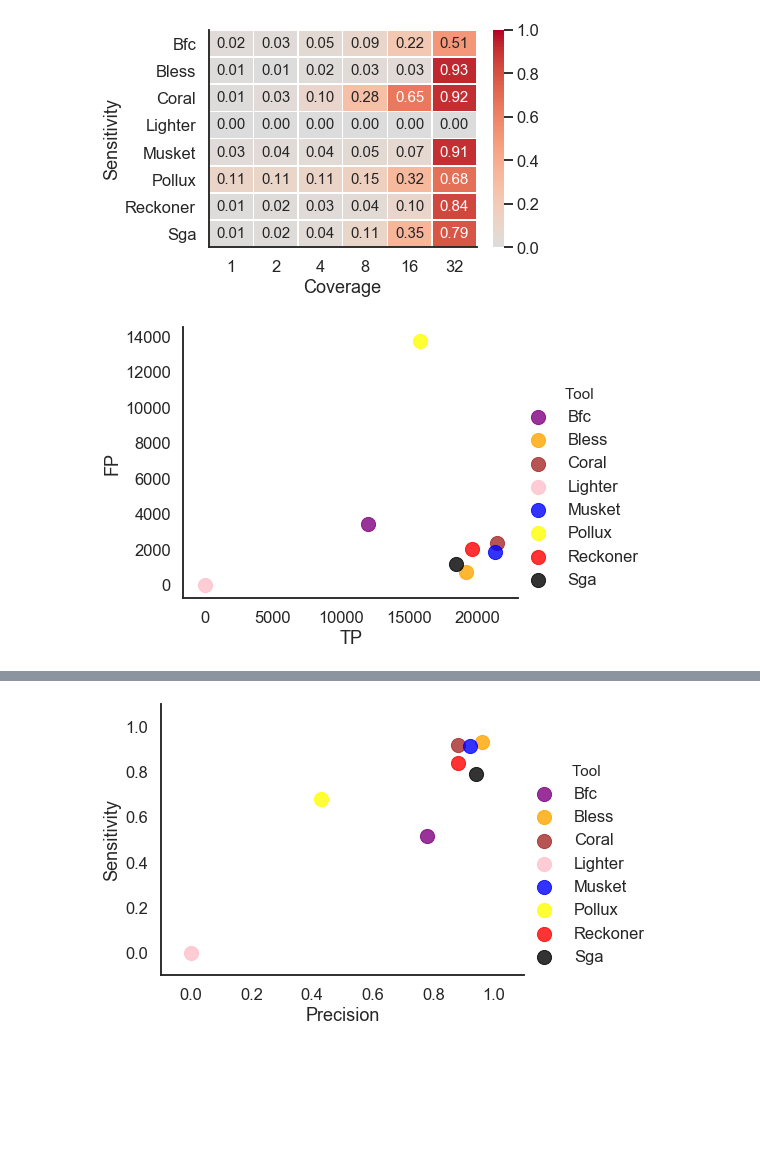
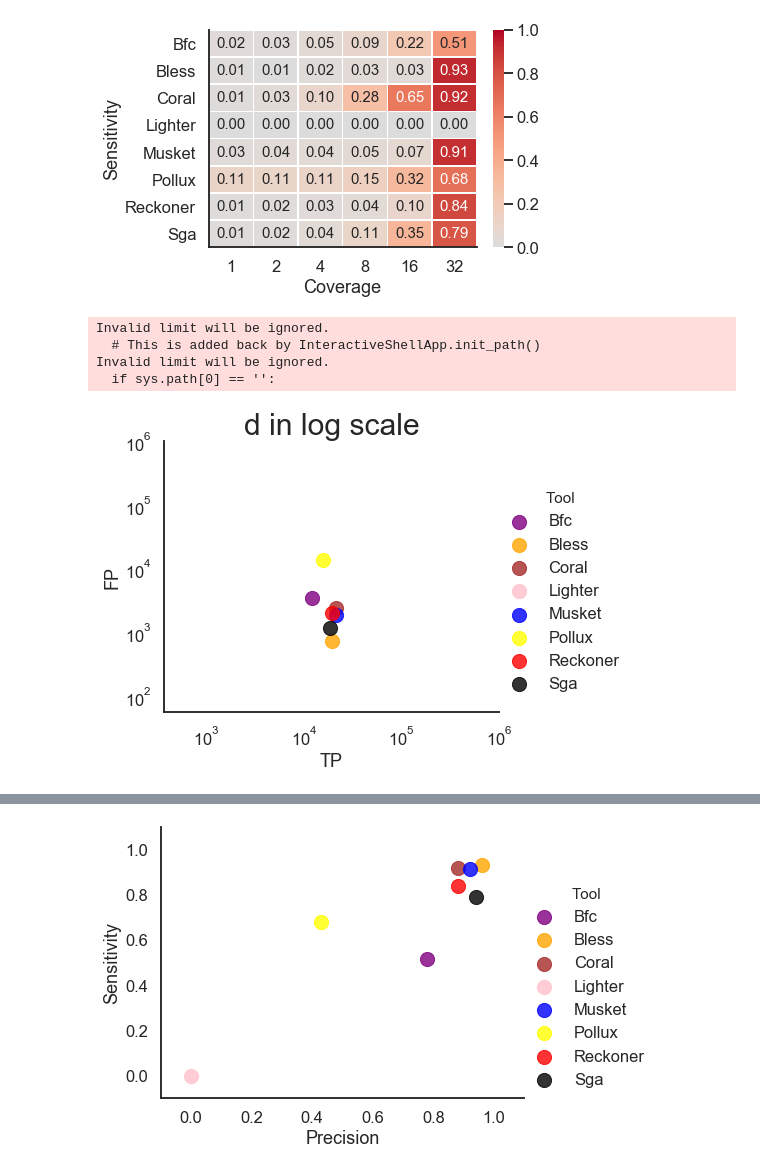
Before and after one commit to Mangul-Lab-USC/benchmarking_error_correction, a Jupyter notebook: notebooks/WGS_human.ipynb, the cells around one changed output, grey strips where cells are left out. Cells and saved outputs as stored; diff of their text form; code cells hidden in the pictures; blank space fills up the shorter version.

Commit message:
changed plots

```diff
--- a/notebooks/WGS_human.ipynb
+++ b/notebooks/WGS_human.ipynb
@@ -188,18 +189,27 @@ plt.savefig("../figures/WGS_human/heatmap_human_sensitivity.pdf",bbox_inches="ti
 # %%
 import matplotlib.pyplot as plt
 import seaborn as sns
 g=sns.set_style("white")
 g=sns.set_context("talk")
 g=sns.lmplot(data=data[(data['Coverage'] == 32)] , x='Base - TP', y='Base - FP', hue='Tool', palette=color_dict, fit_reg=False,aspect=1.3,scatter_kws={"s": 200})
 g.set(xlabel='TP', ylabel='FP')
 
 #plt.title(str(th)+"bp")
-#g.set(xscale="log");
+g.set(xscale="log")
+g.set(yscale="log")
+plt.ylim(0, 1000000)
+plt.xlim(0, 1000000)
+
+g=plt.title("d in log scale", fontsize=30)
 g=sns.despine()
 plt.savefig("../figures/WGS_human//lmplot_TP_vs_FP.png")
 plt.savefig("../figures/WGS_human//lmplot_TP_vs_FP.pdf")
 # %% [output]
+Invalid limit will be ignored.
+  # This is added back by InteractiveShellApp.init_path()
+Invalid limit will be ignored.
+  if sys.path[0] == '':
-[figure, old version]
+[figure, new version]
 # %%
 import matplotlib.pyplot as plt
 import seaborn as sns
```
Also changed, not shown: parts of 4 cells of this notebook, 6 other files.
